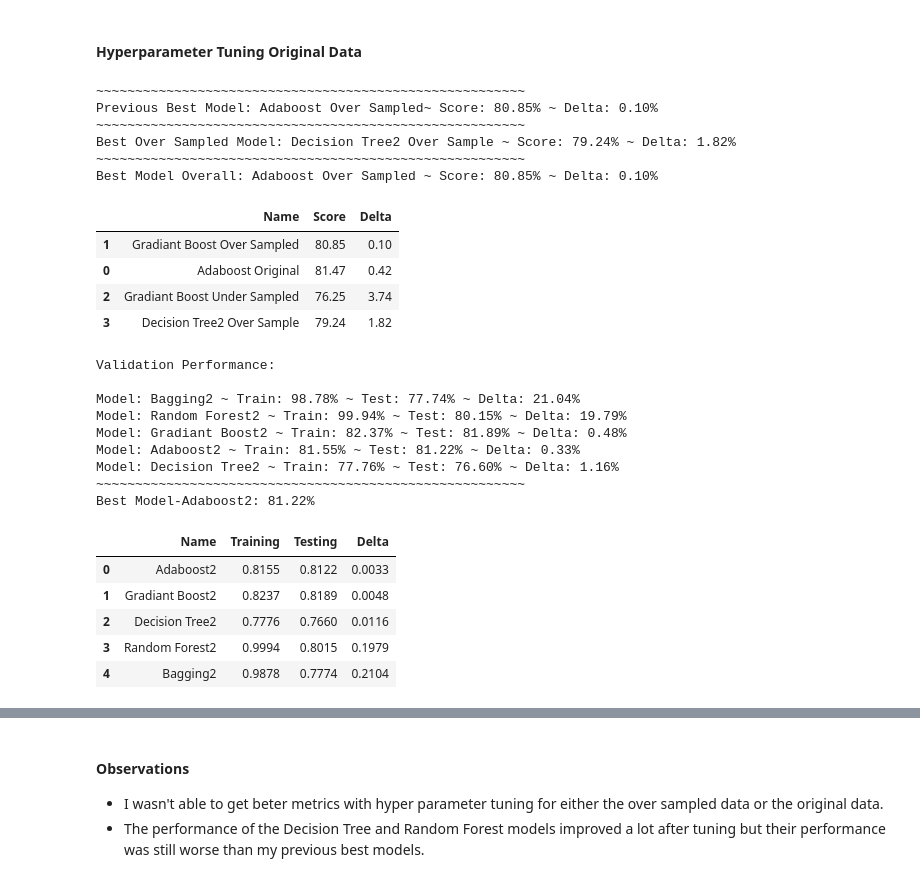
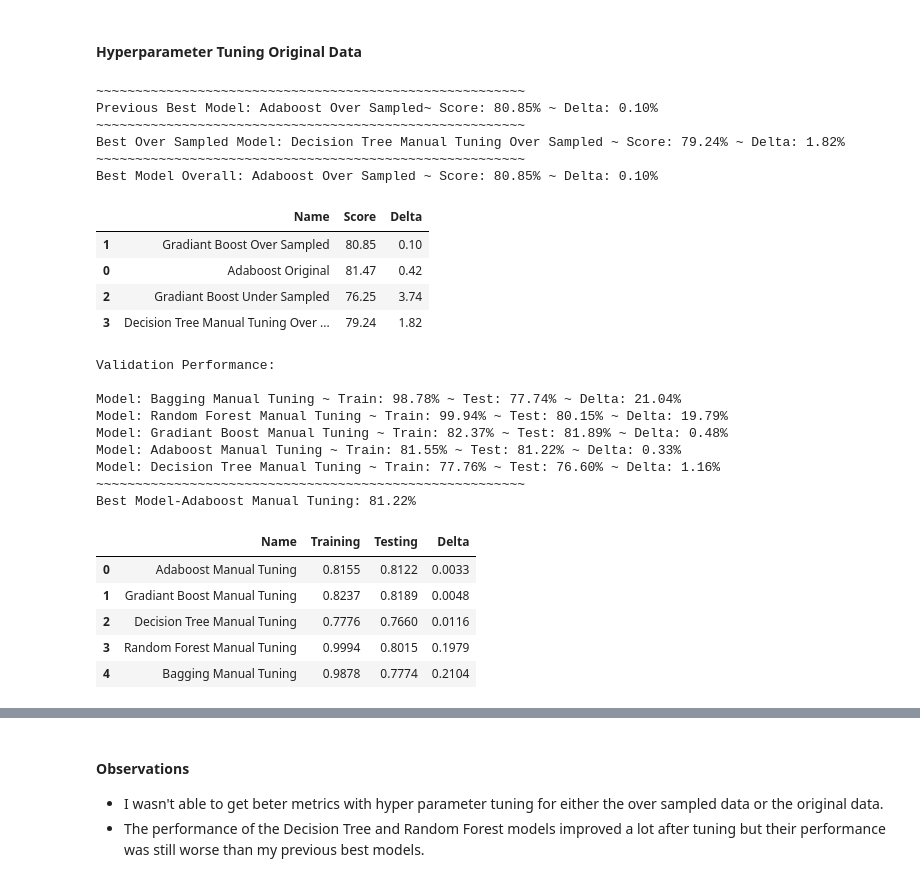
Before and after one commit to DanielLevenstein/EasyVisa_Machine_Learning_Project3, a Jupyter notebook: EasyVisa_Data_Analysis.ipynb, the cells around one changed output, grey strips where cells are left out. Drawn from its saved outputs; the diff is of its cells as text; code cells hidden in the pictures.

```diff
--- a/EasyVisa_Data_Analysis.ipynb
+++ b/EasyVisa_Data_Analysis.ipynb
@@ -1069,11 +1075,16 @@ over_sampled_models2 = []  # Empty list to store all the models
 
 # ("Adaboost", AdaBoostClassifier(algorithm='SAMME', random_state=RANDOM_STATE)),
 # Appending models into the list
-over_sampled_models2.append(("Bagging2", BaggingClassifier(estimator=DecisionTreeClassifier(random_state=RANDOM_STATE, class_weight='balanced'), random_state=RANDOM_STATE)))
-over_sampled_models2.append(("Random Forest2", RandomForestClassifier(random_state=RANDOM_STATE, class_weight='balanced', n_estimators=150, min_samples_split=3)))
-over_sampled_models2.append(("Gradiant Boost2", GradientBoostingClassifier(random_state=RANDOM_STATE, learning_rate=0.01, n_estimators=150, subsample=0.5)))
-over_sampled_models2.append(("Adaboost2", AdaBoostClassifier(random_state=RANDOM_STATE, algorithm='SAMME', n_estimators=150, learning_rate=.1)))
-over_sampled_models2.append(("Decision Tree2", DecisionTreeClassifier(random_state=RANDOM_STATE, class_weight='balanced', max_leaf_nodes=20)))
+over_sampled_models2.append(("Bagging Manual Tuning",
+                             BaggingClassifier(estimator=DecisionTreeClassifier(random_state=RANDOM_STATE, class_weight='balanced'), random_state=RANDOM_STATE)))
+over_sampled_models2.append(("Random Forest Manual Tuning",
+                             RandomForestClassifier(random_state=RANDOM_STATE, class_weight='balanced', n_estimators=150, min_samples_split=3)))
+over_sampled_models2.append(("Gradiant Boost Manual Tuning",
+                             GradientBoostingClassifier(random_state=RANDOM_STATE, learning_rate=0.01, n_estimators=150, subsample=0.5)))
+over_sampled_models2.append(("Adaboost Manual Tuning",
+                             AdaBoostClassifier(random_state=RANDOM_STATE, algorithm='SAMME', n_estimators=150, learning_rate=.1)))
+over_sampled_models2.append(("Decision Tree Manual Tuning",
+                             DecisionTreeClassifier(random_state=RANDOM_STATE, class_weight='balanced', max_leaf_nodes=20)))
 
 
 print("\n" "Validation Performance:" "\n")
@@ -1106,7 +1117,7 @@ Best Model-Decision Tree2: 79.24%
 # %%
 # Saving the best model to variable for future use
 loc_index=3
-best_over_model_name = df_over_scores2.loc[0].Name + " Over Sample"
+best_over_model_name = df_over_scores2.loc[0].Name + " Over Sampled"
 best_over_model_score = df_over_scores2.loc[0].Testing * 100
 best_over_model_delta = df_over_scores2.loc[0].Delta * 100
 best_models.append((best_over_model_name, best_over_model, best_over_model_score, best_over_model_delta))
@@ -1126,55 +1137,55 @@ df_best_models_stats.head()
 ~~~~~~~~~~~~~~~~~~~~~~~~~~~~~~~~~~~~~~~~~~~~~~~~~~~~~~~
 Previous Best Model: Adaboost Over Sampled~ Score: 80.85% ~ Delta: 0.10%
 ~~~~~~~~~~~~~~~~~~~~~~~~~~~~~~~~~~~~~~~~~~~~~~~~~~~~~~~
-Best Over Sampled Model: Decision Tree2 Over Sample ~ Score: 79.24% ~ Delta: 1.82%
+Best Over Sampled Model: Decision Tree Manual Tuning Over Sampled ~ Score: 79.24% ~ Delta: 1.82%
 ~~~~~~~~~~~~~~~~~~~~~~~~~~~~~~~~~~~~~~~~~~~~~~~~~~~~~~~
 Best Model Overall: Adaboost Over Sampled ~ Score: 80.85% ~ Delta: 0.10%
 |  | Name | Score | Delta |
 | 1 | Gradiant Boost Over Sampled | 80.85 | 0.10 |
 | 0 | Adaboost Original | 81.47 | 0.42 |
 | 2 | Gradiant Boost Under Sampled | 76.25 | 3.74 |
-| 3 | Decision Tree2 Over Sample | 79.24 | 1.82 |
+| 3 | Decision Tree Manual Tuning Over ... | 79.24 | 1.82 |
 # %%
 from imblearn.under_sampling import RandomUnderSampler
 ### Model Building - Oversampled Data
 sm = SMOTE(
     sampling_strategy=1, k_neighbors=5, random_state=1
 )  # Synthetic Minority Over Sampling Technique
 
 tuned_models2 = []  # Empty list to store all the models
 
 # ("Adaboost", AdaBoostClassifier(algorithm='SAMME', random_state=RANDOM_STATE)),
 # Appending models into the list
-tuned_models2.append(("Bagging2", BaggingClassifier(estimator=DecisionTreeClassifier(random_state=RANDOM_STATE, class_weight='balanced'), random_state=RANDOM_STATE)), )
-tuned_models2.append(("Random Forest2", RandomForestClassifier(random_state=RANDOM_STATE, class_weight='balanced', n_estimators=150, min_samples_split=3)))
-tuned_models2.append(("Gradiant Boost2", GradientBoostingClassifier(random_state=RANDOM_STATE, learning_rate=0.01, n_estimators=150, subsample=0.5)))
-tuned_models2.append(("Adaboost2", AdaBoostClassifier(random_state=RANDOM_STATE, algorithm='SAMME', n_estimators=150, learning_rate=.1)))
-tuned_models2.append(("Decision Tree2", DecisionTreeClassifier(random_state=RANDOM_STATE, class_weight='balanced', max_leaf_nodes=20)))
+tuned_models2.append(("Bagging Manual Tuning", BaggingClassifier(estimator=DecisionTreeClassifier(random_state=RANDOM_STATE, class_weight='balanced'), random_state=RANDOM_STATE)), )
+tuned_models2.append(("Random Forest Manual Tuning", RandomForestClassifier(random_state=RANDOM_STATE, class_weight='balanced', n_estimators=150, min_samples_split=3)))
+tuned_models2.append(("Gradiant Boost Manual Tuning", GradientBoostingClassifier(random_state=RANDOM_STATE, learning_rate=0.01, n_estimators=150, subsample=0.5)))
+tuned_models2.append(("Adaboost Manual Tuning", AdaBoostClassifier(random_state=RANDOM_STATE, algorithm='SAMME', n_estimators=150, learning_rate=.1)))
+tuned_models2.append(("Decision Tree Manual Tuning", DecisionTreeClassifier(random_state=RANDOM_STATE, class_weight='balanced', max_leaf_nodes=20)))
 
 
 print("\n" "Validation Performance:" "\n")
 df_tuned_model2_scores = model_performance_f1_df(tuned_models2, x_train, y_train, x_test, y_test)
 print(f"~~~~~~~~~~~~~~~~~~~~~~~~~~~~~~~~~~~~~~~~~~~~~~~~~~~~~~~"
       f"\nBest Model-{df_tuned_model2_scores.loc[0].Name}: {df_tuned_model2_scores.loc[0].Testing * 100:.2f}%")
 
 best_tuned_model2 = get_model_with_name(tuned_models2, df_tuned_model2_scores.loc[0].Name)
 df_tuned_model2_scores.head()
 # %% [output]
 Validation Performance:
 
-Model: Bagging2 ~ Train: 98.78% ~ Test: 77.74% ~ Delta: 21.04%
-Model: Random Forest2 ~ Train: 99.94% ~ Test: 80.15% ~ Delta: 19.79%
-Model: Gradiant Boost2 ~ Train: 82.37% ~ Test: 81.89% ~ Delta: 0.48%
-Model: Adaboost2 ~ Train: 81.55% ~ Test: 81.22% ~ Delta: 0.33%
-Model: Decision Tree2 ~ Train: 77.76% ~ Test: 76.60% ~ Delta: 1.16%
+Model: Bagging Manual Tuning ~ Train: 98.78% ~ Test: 77.74% ~ Delta: 21.04%
+Model: Random Forest Manual Tuning ~ Train: 99.94% ~ Test: 80.15% ~ Delta: 19.79%
+Model: Gradiant Boost Manual Tuning ~ Train: 82.37% ~ Test: 81.89% ~ Delta: 0.48%
+Model: Adaboost Manual Tuning ~ Train: 81.55% ~ Test: 81.22% ~ Delta: 0.33%
+Model: Decision Tree Manual Tuning ~ Train: 77.76% ~ Test: 76.60% ~ Delta: 1.16%
 ~~~~~~~~~~~~~~~~~~~~~~~~~~~~~~~~~~~~~~~~~~~~~~~~~~~~~~~
-Best Model-Adaboost2: 81.22%
+Best Model-Adaboost Manual Tuning: 81.22%
 |  | Name | Training | Testing | Delta |
-| 0 | Adaboost2 | 0.8155 | 0.8122 | 0.0033 |
-| 1 | Gradiant Boost2 | 0.8237 | 0.8189 | 0.0048 |
-| 2 | Decision Tree2 | 0.7776 | 0.7660 | 0.0116 |
-| 3 | Random Forest2 | 0.9994 | 0.8015 | 0.1979 |
-| 4 | Bagging2 | 0.9878 | 0.7774 | 0.2104 |
+| 0 | Adaboost Manual Tuning | 0.8155 | 0.8122 | 0.0033 |
+| 1 | Gradiant Boost Manual Tuning | 0.8237 | 0.8189 | 0.0048 |
+| 2 | Decision Tree Manual Tuning | 0.7776 | 0.7660 | 0.0116 |
+| 3 | Random Forest Manual Tuning | 0.9994 | 0.8015 | 0.1979 |
+| 4 | Bagging Manual Tuning | 0.9878 | 0.7774 | 0.2104 |
 # %%
 # Saving the best model to variable for future use
 loc_index = 4
```
Also changed, not shown: parts of 16 cells of this notebook, 1 other file.
